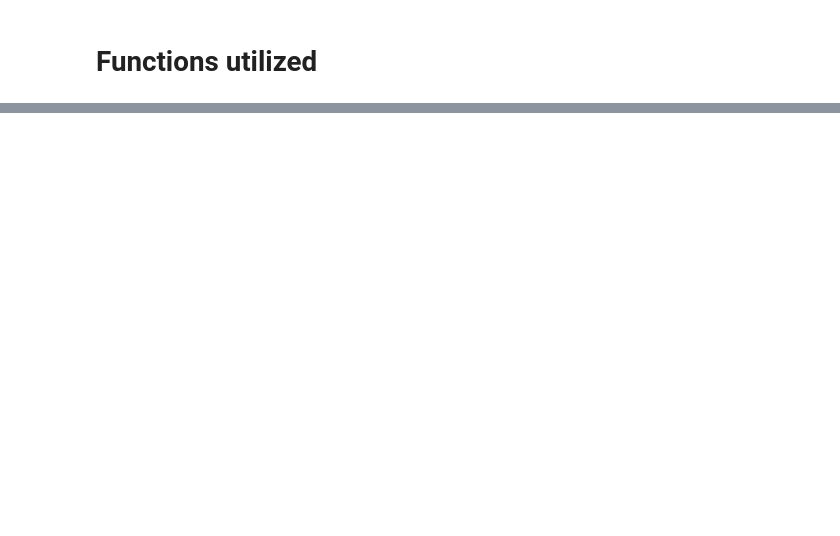
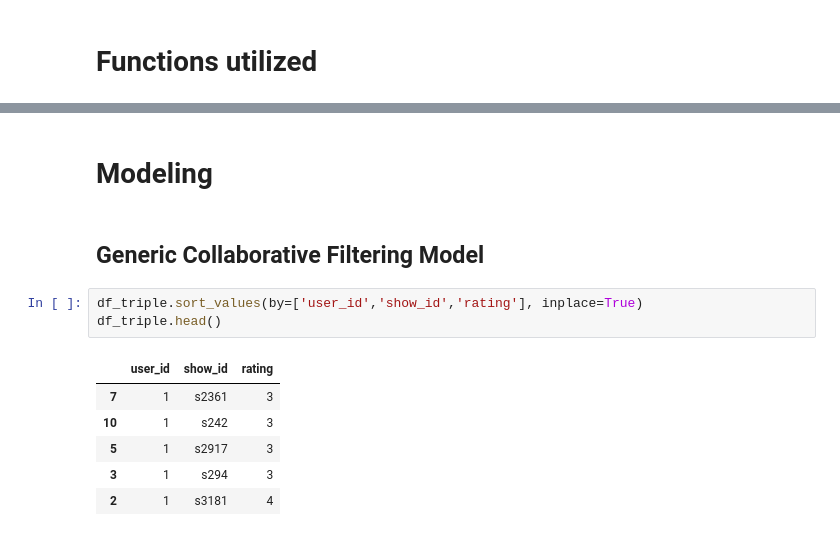
Before and after one commit to sand20man/Winter_Intex_1-10, a Jupyter notebook: ML_Pipeline.ipynb, the cells around one changed output, grey strips where cells are left out. Saved outputs shown, nothing was run; the diff lists cells and outputs as text; blank space fills up the shorter version.

```diff
--- a/ML_Pipeline.ipynb
+++ b/ML_Pipeline.ipynb
@@ -255,0 +235,14 @@ univariate(df_users.drop(columns=['name','phone','email']))
+# %% [markdown]
+# Modeling
+# %% [markdown]
+## Generic Collaborative Filtering Model
+# %%
+df_triple.sort_values(by=['user_id','show_id','rating'], inplace=True)
+df_triple.head()
+# %% [output]
+|  | user_id | show_id | rating |
+| 7 | 1 | s2361 | 3 |
+| 10 | 1 | s242 | 3 |
+| 5 | 1 | s2917 | 3 |
+| 3 | 1 | s294 | 3 |
+| 2 | 1 | s3181 | 4 |
```
Also changed, not shown: parts of 25 cells of this notebook.
